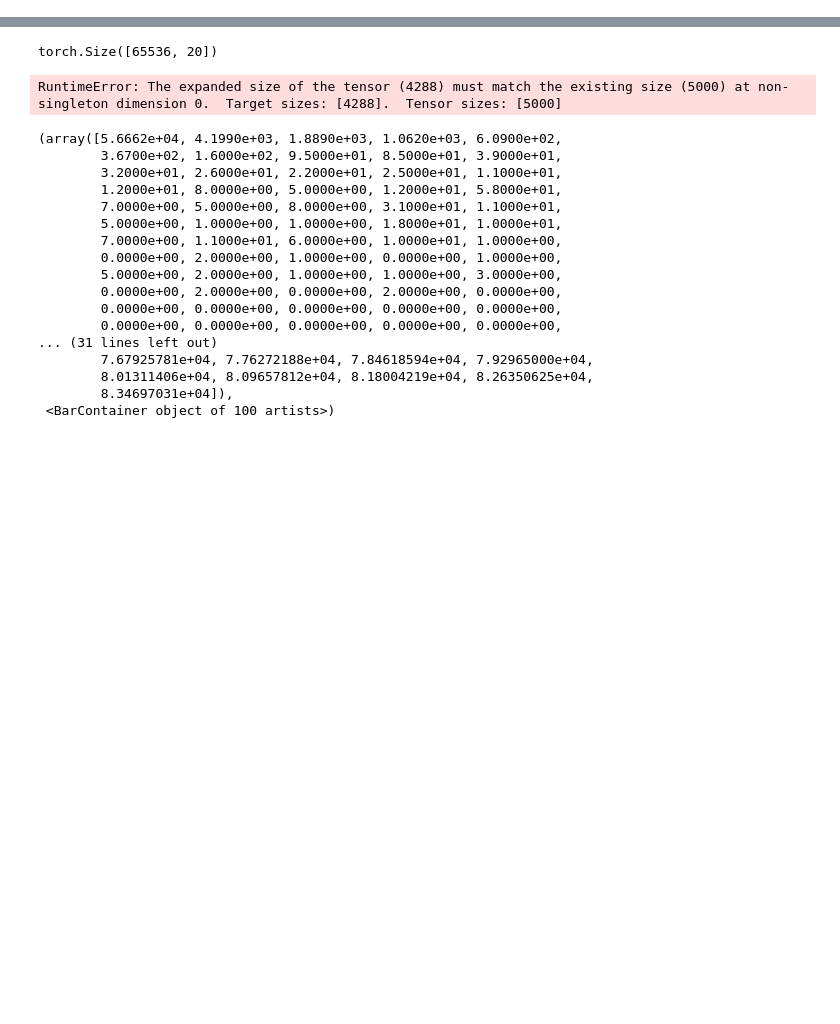
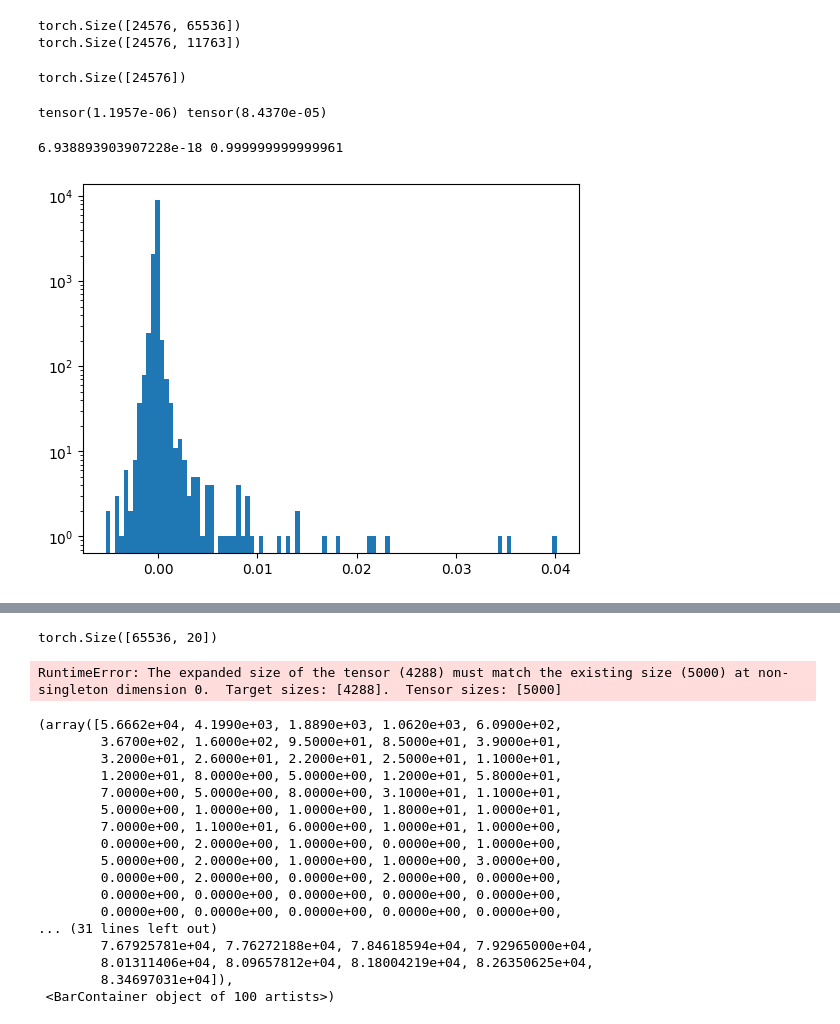
Before and after one commit to Lewington-pitsos/sae_vit, a Jupyter notebook: pad.ipynb, the cells around one changed output, grey strips where cells are left out. Cells and saved outputs as stored; diff of their text form; code cells hidden in the pictures; blank space fills up the shorter version.

Commit message:
plot correlations

```diff
--- a/pad.ipynb
+++ b/pad.ipynb
@@ -0,0 +24,26 @@
+# %%
+stack = None
+
+for f in files[:3]:
+    data = torch.load(f).T
+    if stack is None:
+        stack = data
+    else:
+        stack = torch.cat((stack, data))
+
+print(stack.shape)
+
+stack = stack[:, sparsity]
+print(stack.shape)
+stack = stack.cpu()
+# %% [output]
+torch.Size([24576, 65536])
+torch.Size([24576, 11763])
+# %%
+stats = torch.load('cruft/compact/big_tensor.pt')
+stats = stats[:stack.shape[0]].cpu()
+
+views = stats[:, 0]
+print(views.shape)
+# %% [output]
+torch.Size([24576])
@@ -0,0 +54,29 @@
+# %%
+print(stack[:, 0].mean(), stack[:, 0].std())
+# %% [output]
+tensor(1.1957e-06) tensor(8.4370e-05)
+# %%
+scaled_stack = StandardScaler().fit_transform(stack)
+# %%
+print(scaled_stack[:, 0].mean(), scaled_stack[:, 0].std())
+# %% [output]
+6.938893903907228e-18 0.999999999999961
+# %%
+from scipy.stats import pearsonr
+from tqdm import tqdm
+
+corrs = []
+
+for i in tqdm(range(scaled_stack.shape[1])):
+    corr, _ = pearsonr(scaled_stack[:, i], views)
+    # check if corr is nan
+
+    if not np.isnan(corr):
+        corrs.append(corr)
+    else:
+        corrs.append(0)
+# %%
+plt.hist(corrs, bins=100)
+plt.yscale('log')
+# %% [output]
+[figure, added]
```
Also changed, not shown: parts of 13 cells of this notebook, 5 other files.
